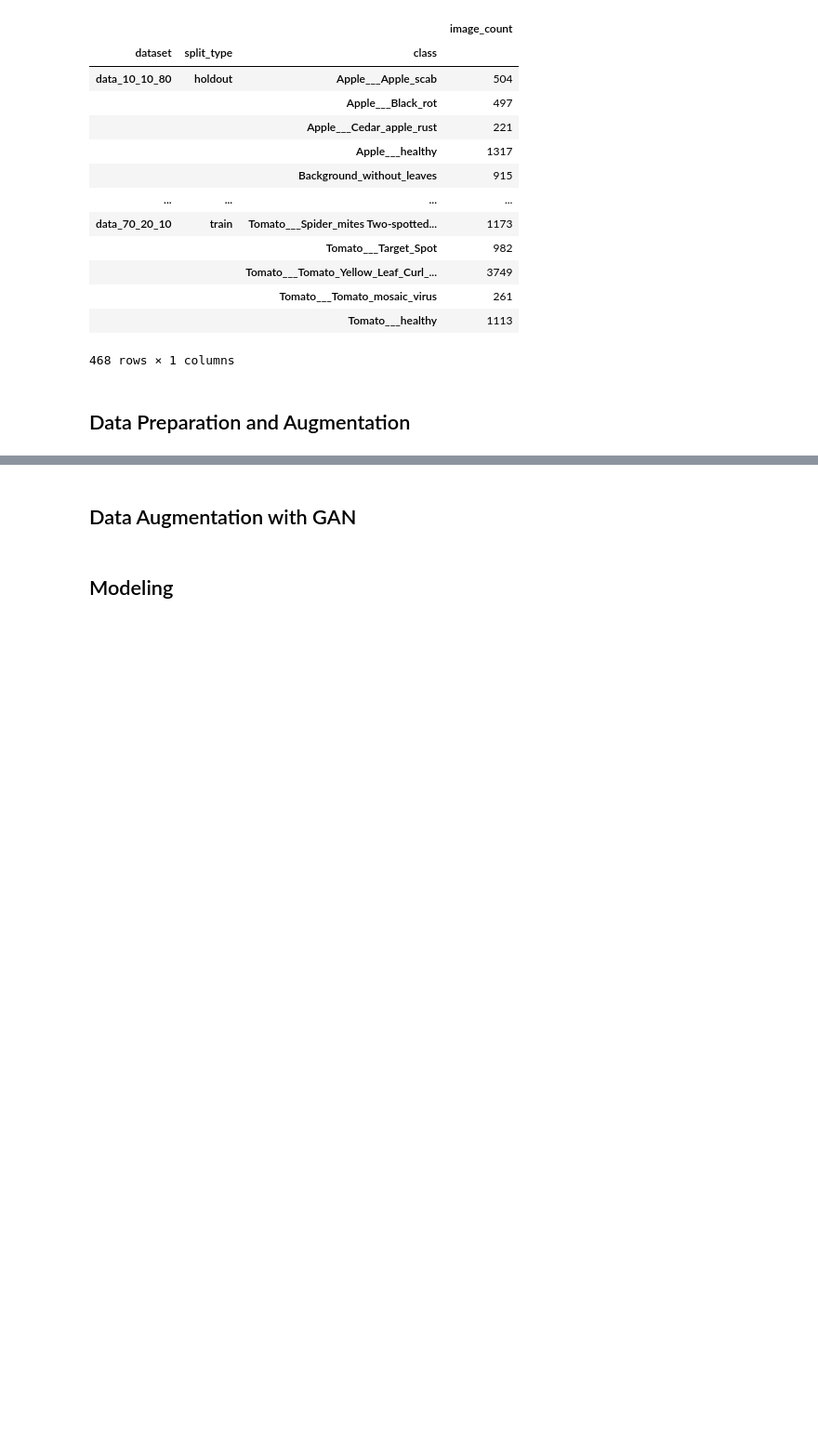
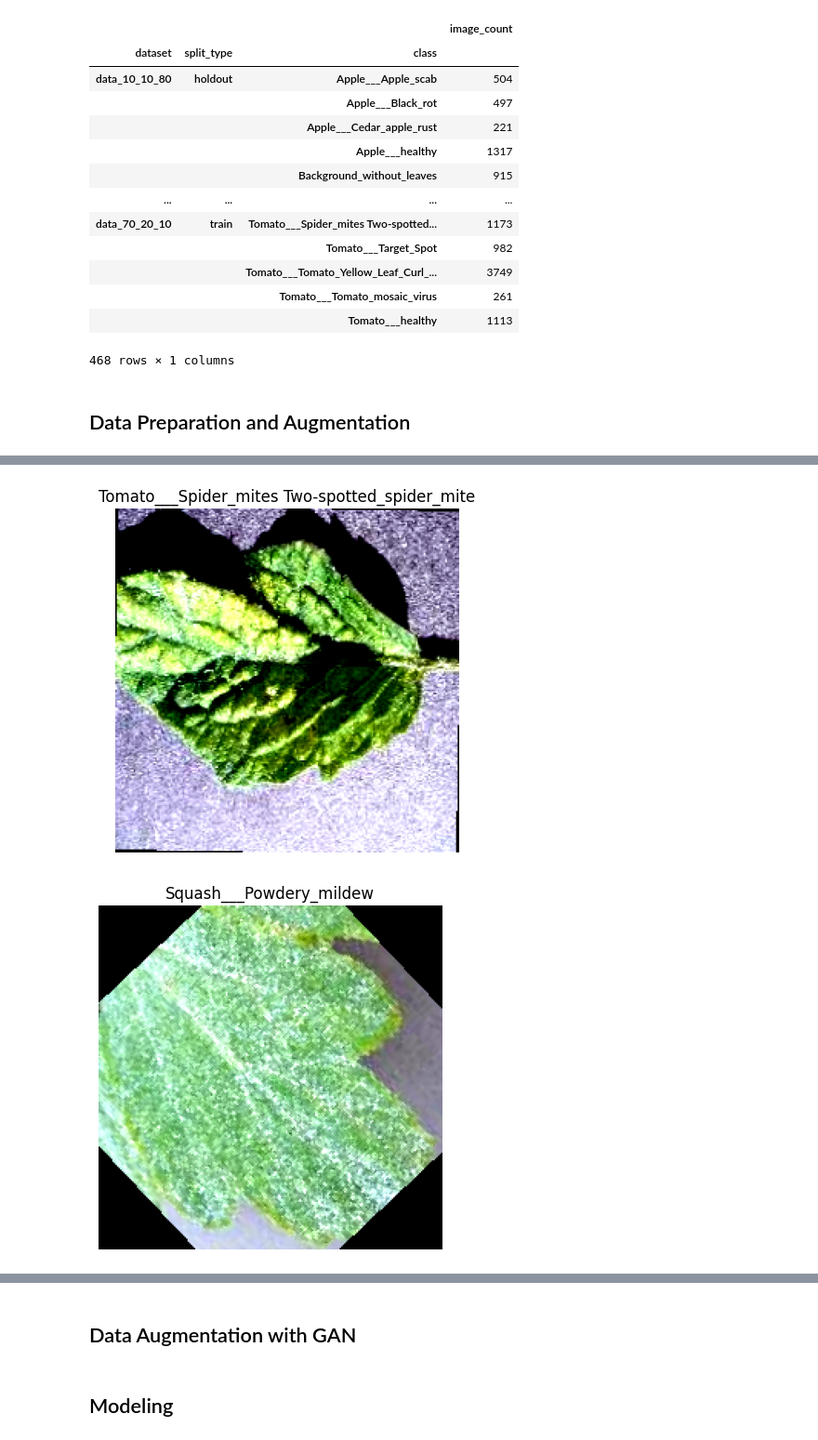
Before and after one commit to othmane-mahfoud/plant-disease-detection, a Jupyter notebook: main.ipynb, the cells around one changed output, grey strips where cells are left out. Shown at 93% size. Cells and saved outputs as stored; diff of their text form; code cells hidden in the pictures; blank space fills up the shorter version.

```diff
--- a/main.ipynb
+++ b/main.ipynb
@@ -152,0 +252,5 @@ len(train_dataloader_20_10_70_aug), len(train_dataloader_20_10_70), len(test_dat
+# %%
+display_img_sample(train_dataloader_10_10_80_aug, "Sample Augmented Data with Labels", sample_size=3)
+# %% [output]
+[figure, added]
+[figure, added]
```
Also changed, not shown: parts of 11 cells of this notebook, 1 other file.
